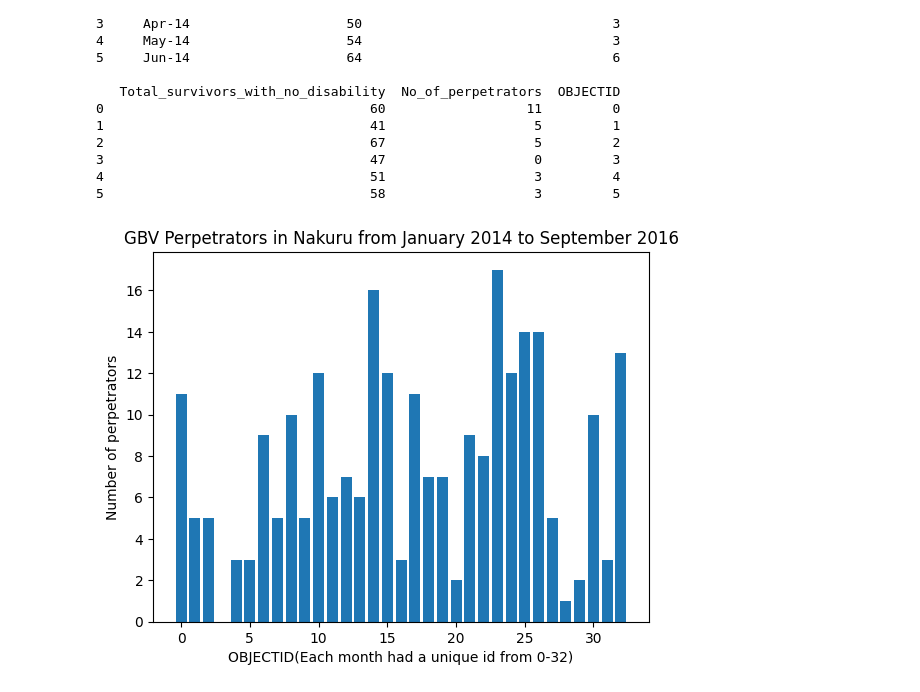
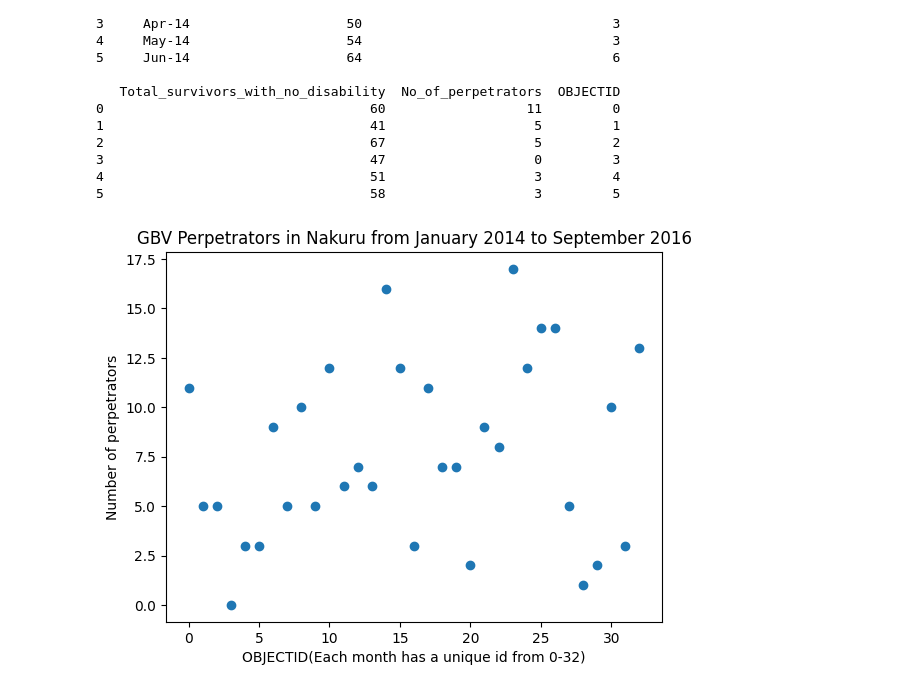
Before and after one commit to MbuviM/GenderBasedViolenceinKenyaStatistics, a Jupyter notebook: GBV Perpetrators in Nakuru 2014-2016.ipynb, the cells around one changed output. Drawn from its saved outputs; the diff is of its cells as text; code cells hidden in the pictures.

```diff
--- a/GBV Perpetrators in Nakuru 2014-2016.ipynb
+++ b/GBV Perpetrators in Nakuru 2014-2016.ipynb
@@ -26,15 +26,15 @@ print(cases.head(6))
 5                                  58                   3         5
 # %%
 # Plot a graph
-plt.bar(cases['OBJECTID'], cases['No_of_perpetrators'])
+plt.scatter(cases['OBJECTID'], cases['No_of_perpetrators'])
 
 # Adding the graph title
 plt.title('GBV Perpetrators in Nakuru from January 2014 to September 2016')
 
 # x and y labels
-plt.xlabel('OBJECTID(Each month had a unique id from 0-32)')
+plt.xlabel('OBJECTID(Each month has a unique id from 0-32)')
 plt.ylabel('Number of perpetrators')
 
 plt.show()
 # %% [output]
-[figure, old version]
+[figure, new version]
```
